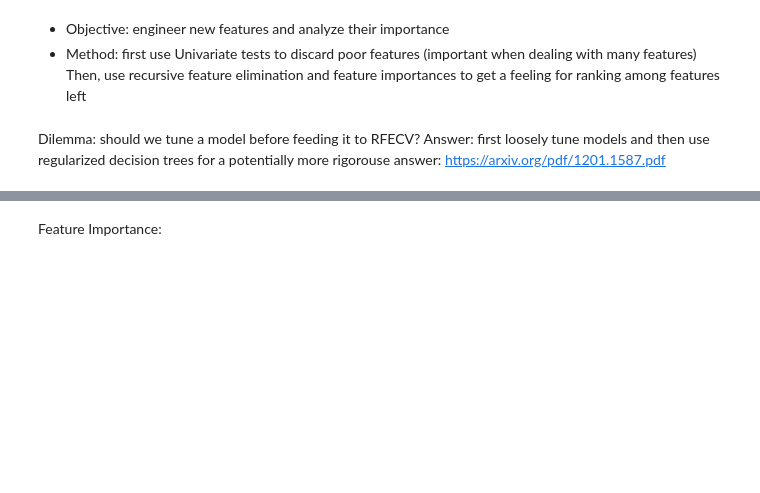
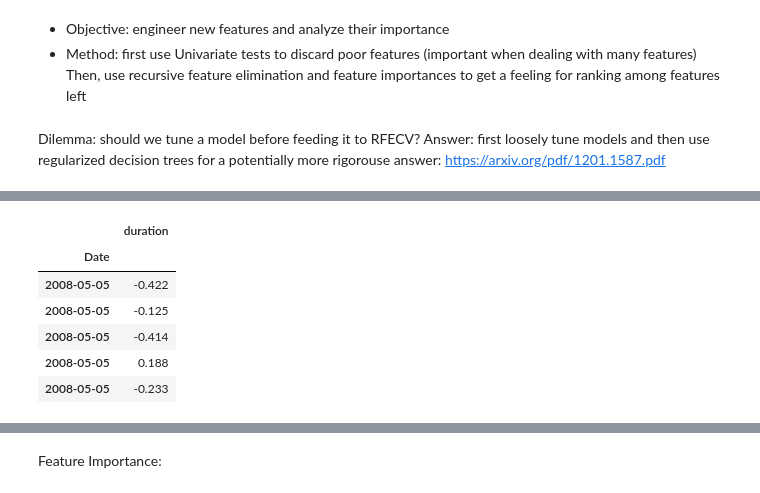
Before and after one commit to pdefusco/Python, a Jupyter notebook: machine_learning_projects/marketing_campaign_prediction/iteration_1/feature_eng_selection_duration_regression.ipynb, the cells around one changed output, grey strips where cells are left out. Cells and saved outputs as stored; diff of their text form; code cells hidden in the pictures; blank space fills up the shorter version.

```diff
--- a/machine_learning_projects/marketing_campaign_prediction/iteration_1/feature_eng_selection_duration_regression.ipynb
+++ b/machine_learning_projects/marketing_campaign_prediction/iteration_1/feature_eng_selection_duration_regression.ipynb
@@ -45,0 +55,19 @@ final_df = final_df.drop(columns = ['Date'])
+# %%
+def scale_noncat_only(X):
+
+    indx = X.Date
+    X.drop(columns='Date', inplace=True)
+
+    X_temp_noncat = X.select_dtypes(exclude=['int8'])
+    X_temp_noncat = X_temp_noncat.drop(X_temp_noncat.filter(regex="-categorical").columns, axis=1)
+
+
+    scaler = preprocessing.StandardScaler().fit(X_temp_noncat)
+    X_transformed = pd.DataFrame(scaler.transform(X_temp_noncat), columns = X_temp_noncat.columns)
+
+    X = X_transformed.merge(X, left_index=True, right_index=True, how='inner', suffixes=('', '_rightdf'))
+    X = X.drop(X.filter(regex="_rightdf").columns, axis=1)
+
+    X.index = indx
+
+    return X, scaler
@@ -58 +94,3 @@ def prep_df(df):
     return X, y, names
+# %%
+X,y,names = prep_df(final_df)
@@ -58,0 +107,10 @@ def prep_df(df):
+# %%
+X.head()
+# %% [output]
+|  | duration |
+| Date |  |
+| 2008-05-05 | -0.422 |
+| 2008-05-05 | -0.125 |
+| 2008-05-05 | -0.414 |
+| 2008-05-05 | 0.188 |
+| 2008-05-05 | -0.233 |
```
Also changed, not shown: parts of 40 cells of this notebook.
